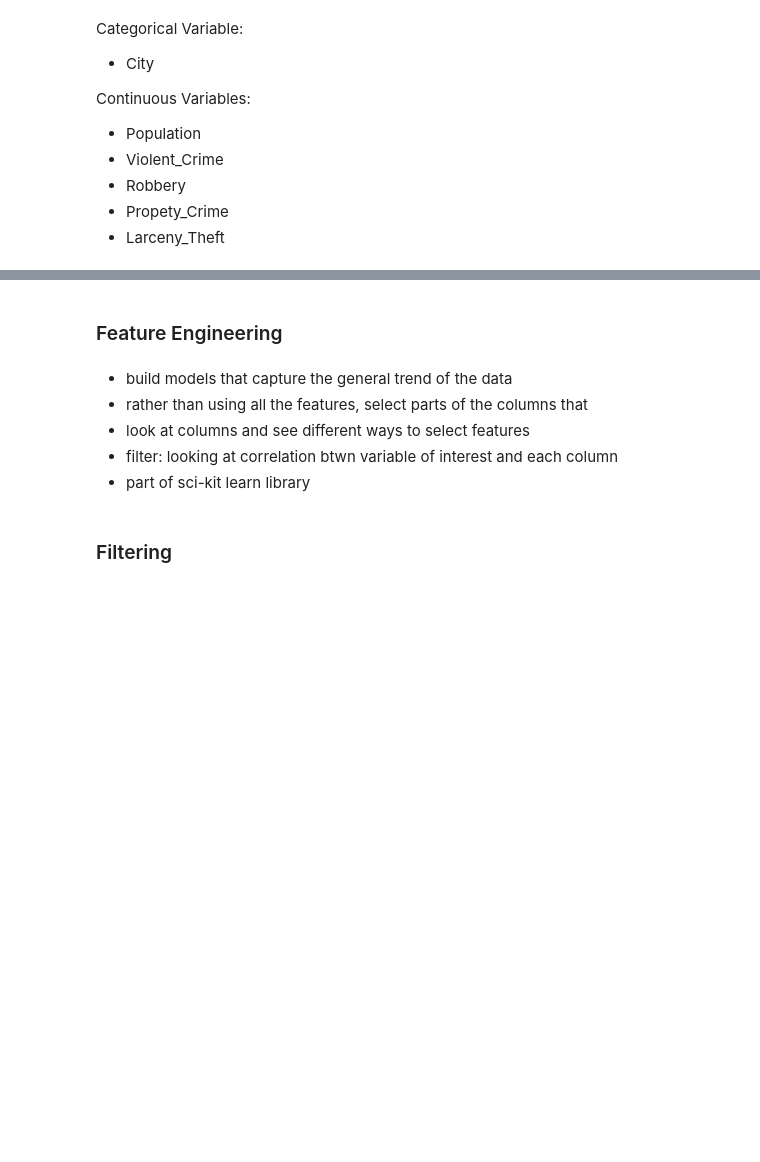
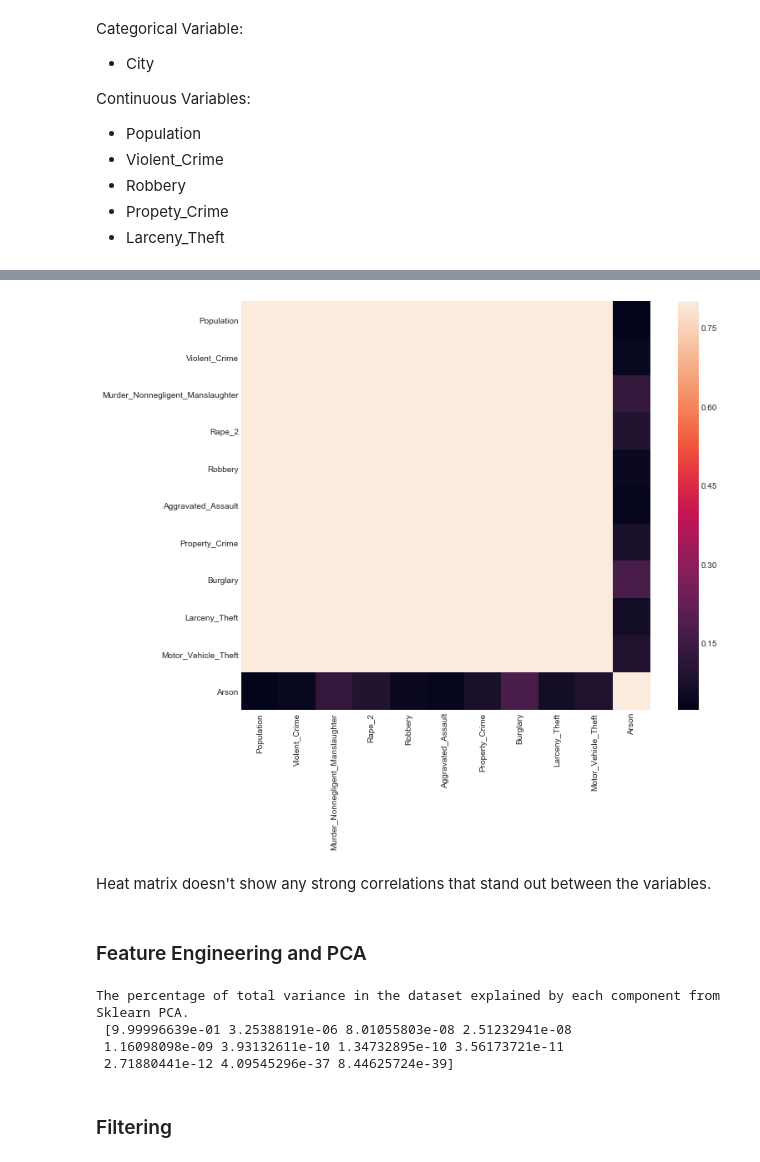
Before and after one commit to crlau/unit-2, a Jupyter notebook: 2.1.7 Modeling a dataset.ipynb, the cells around one changed output, grey strips where cells are left out. Drawn from its saved outputs; the diff is of its cells as text; code cells hidden in the pictures; blank space fills up the shorter version.

```diff
--- a/2.1.7 Modeling a dataset.ipynb
+++ b/2.1.7 Modeling a dataset.ipynb
@@ -86,10 +118,27 @@ plt.show()
+# %%
+# heat map of correlation values
+corrmat = df.corr()
+f, ax = plt.subplots(figsize=(12, 9))
+sns.heatmap(corrmat, vmax=.8, square=True)
+plt.show()
+# %% [output]
+[figure, added]
+# %% [markdown]
+Heat matrix doesn't show any strong correlations that stand out between the variables.
 # %% [markdown]
-### Feature Engineering
+### Feature Engineering and PCA
-# %% [markdown]
-- build models that capture the general trend of the data
-- rather than using all the features, select parts of the columns that
-- look at columns and see different ways to select features
-- filter: looking at correlation btwn variable of interest and each column
-- part of sci-kit learn library
+# %%
+sklearn_pca = PCA(n_components=11)
+Y_sklearn = sklearn_pca.fit_transform(df.drop(['City'], axis=1))
+print(
+    'The percentage of total variance in the dataset explained by each',
+    'component from Sklearn PCA.\n',
+    sklearn_pca.explained_variance_ratio_
+)
+# %% [output]
+The percentage of total variance in the dataset explained by each component from Sklearn PCA.
+ [9.99996639e-01 3.25388191e-06 8.01055803e-08 2.51232941e-08
+ 1.16098098e-09 3.93132611e-10 1.34732895e-10 3.56173721e-11
+ 2.71880441e-12 4.09545296e-37 8.44625724e-39]
 # %% [markdown]
 ### Filtering
```
Also changed, not shown: parts of 12 cells of this notebook.
